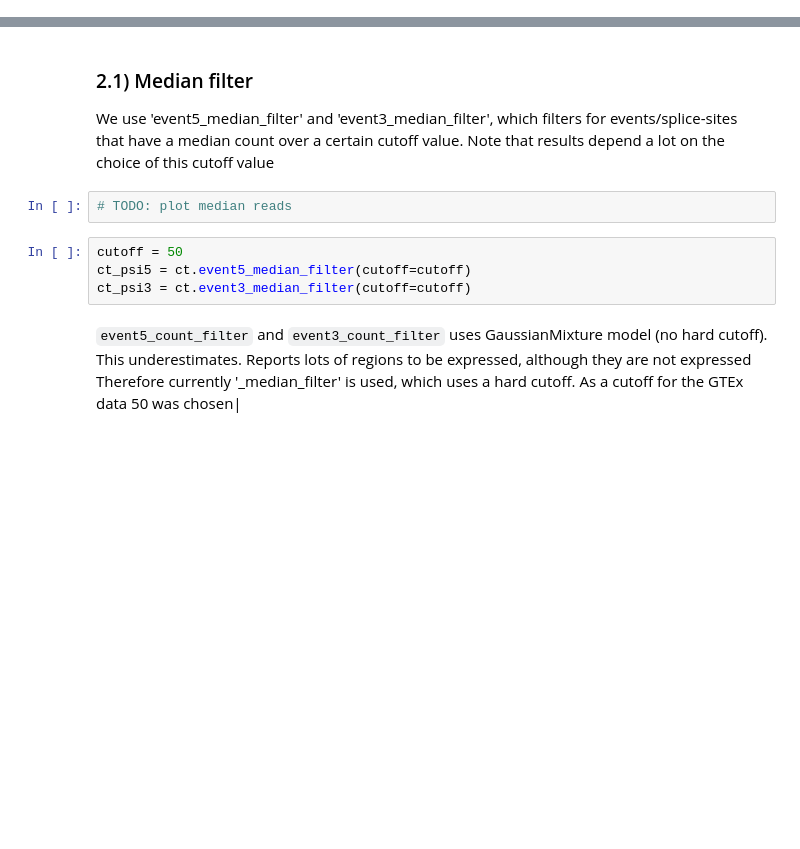
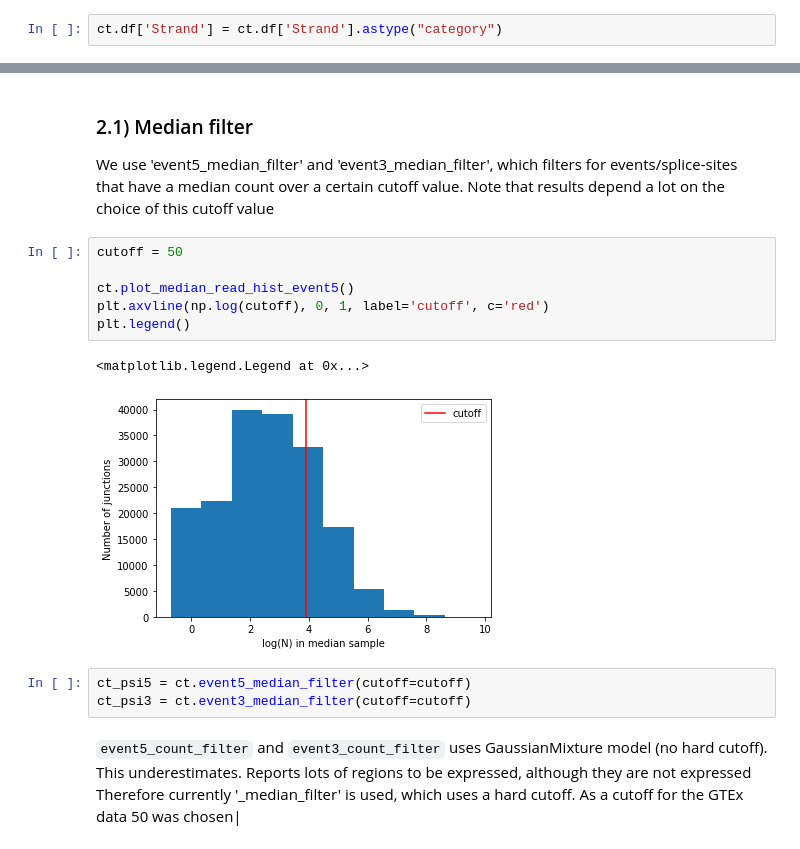
Before and after one commit to gagneurlab/splicemap, a Jupyter notebook: notebooks/example.ipynb, the cells around one changed output, grey strips where cells are left out. Saved outputs shown, nothing was run; the diff lists cells and outputs as text; blank space fills up the shorter version.

```diff
--- a/notebooks/example.ipynb
+++ b/notebooks/example.ipynb
@@ -38,5 +21,7 @@ ct.df
 If strand information does not contained in count_table it can be infered by reference genome.
 # %%
 ct.df['Strand'] = '.' # removes strand information
+# %%
+ct.df['Strand'] = ct.df['Strand'].astype("category")
 # %%
 ct.infer_strand(fasta_file, progress=True)
@@ -70,10 +49,16 @@ Notes for provided quality filters in the count_table package:
 # %% [markdown]
 ### 2.1) Median filter
 We use 'event5_median_filter' and 'event3_median_filter', which filters for events/splice-sites that have a median count over a certain cutoff value. Note that results depend a lot on the choice of this cutoff value
-# %%
-# TODO: plot median reads
+# %%
+cutoff = 50
+
+ct.plot_median_read_hist_event5()
+plt.axvline(np.log(cutoff), 0, 1, label='cutoff', c='red')
+plt.legend()
+# %% [output]
+<matplotlib.legend.Legend at 0x...>
+[figure, added]
 # %%
-cutoff = 50
 ct_psi5 = ct.event5_median_filter(cutoff=cutoff)
 ct_psi3 = ct.event3_median_filter(cutoff=cutoff)
 # %% [markdown]
```
Also changed, not shown: parts of 2 cells of this notebook, 2 other files.
